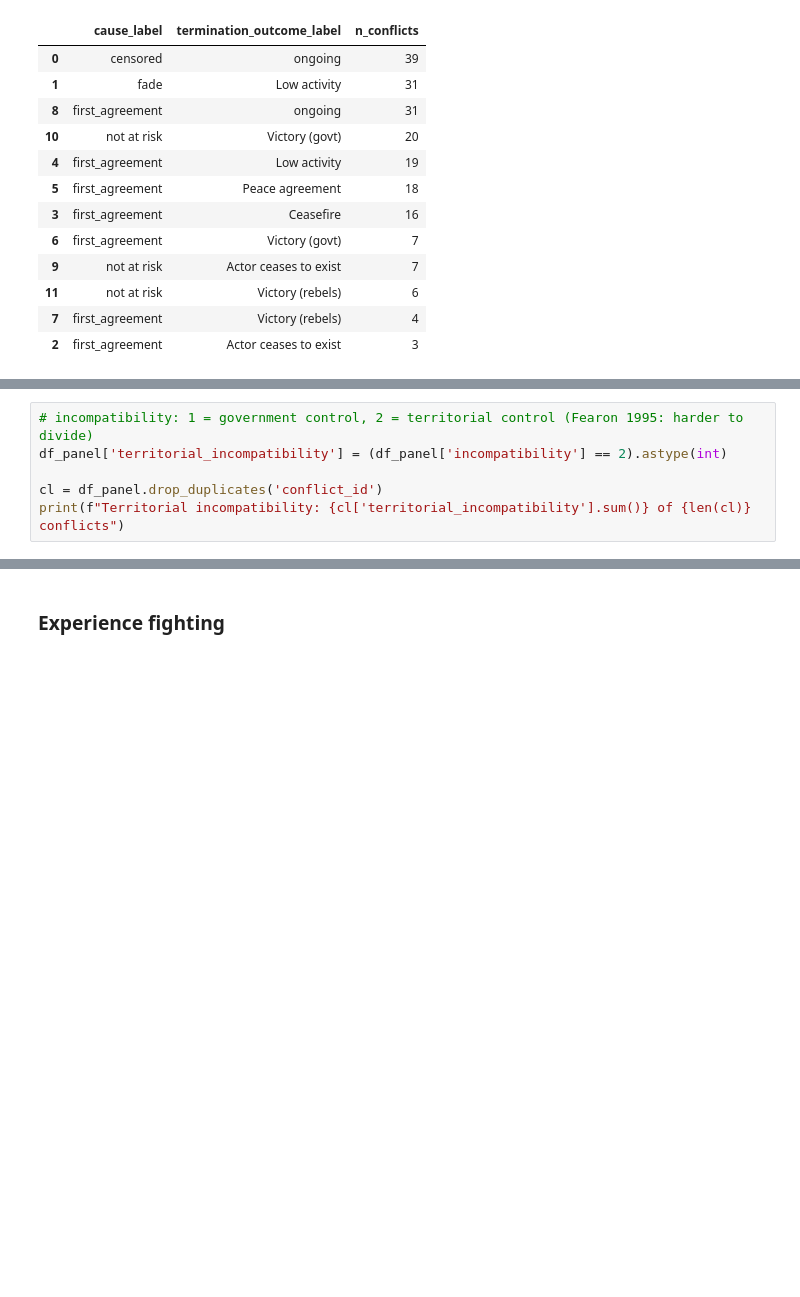
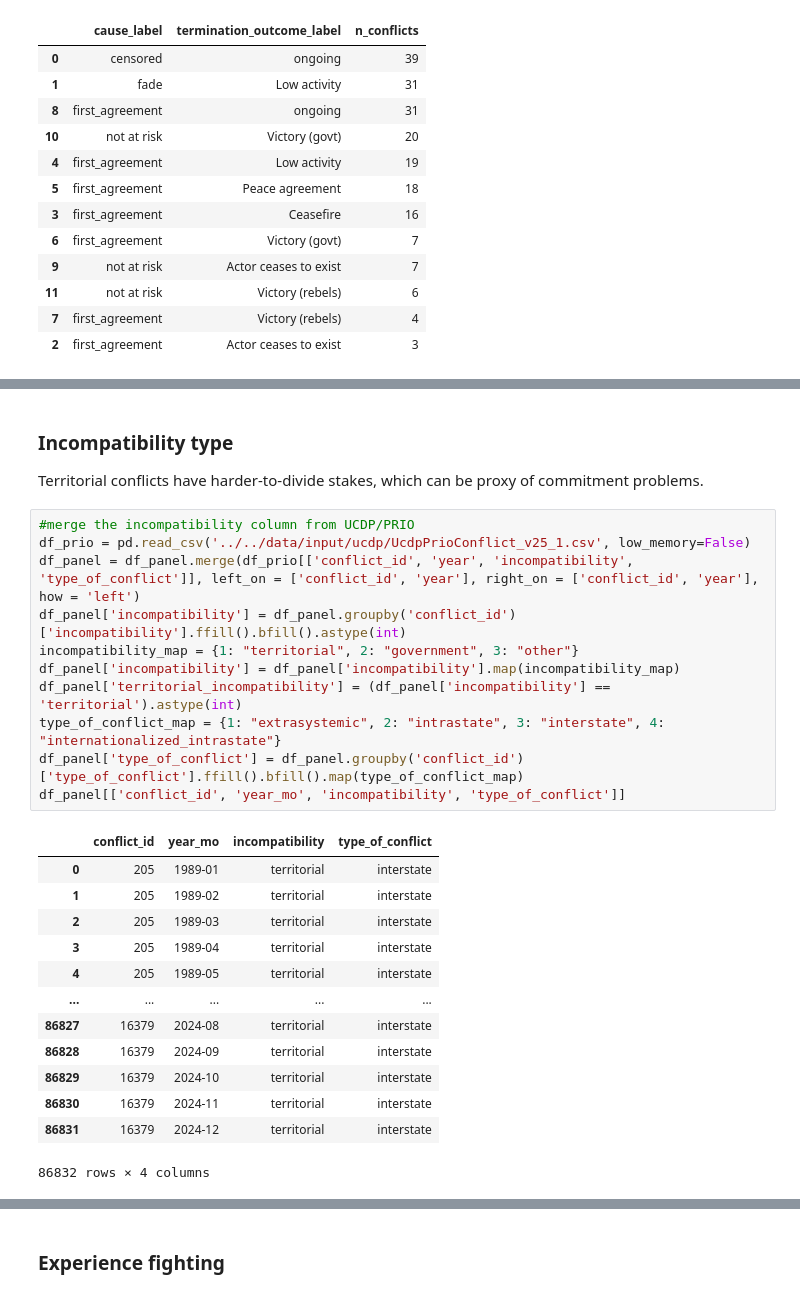
Before and after one commit to luciasauer/agreements_violence, a Jupyter notebook: src/3_survival_analysis/1_spell_dataset_construction.ipynb, the cells around one changed output, grey strips where cells are left out. Saved outputs shown, nothing was run; the diff lists cells and outputs as text; blank space fills up the shorter version.

```diff
--- a/src/3_survival_analysis/1_spell_dataset_construction.ipynb
+++ b/src/3_survival_analysis/1_spell_dataset_construction.ipynb
@@ -131,6 +88,0 @@ df_panel[df_panel['termination_outcome_label'].isin(['Peace agreement','Ceasefir
-# %%
-# incompatibility: 1 = government control, 2 = territorial control (Fearon 1995: harder to divide)
-df_panel['territorial_incompatibility'] = (df_panel['incompatibility'] == 2).astype(int)
-
-cl = df_panel.drop_duplicates('conflict_id')
-print(f"Territorial incompatibility: {cl['territorial_incompatibility'].sum()} of {len(cl)} conflicts")
@@ -138,0 +109,29 @@ Territorial incompatibility: 74 of 201 conflicts
+# %% [markdown]
+### Incompatibility type
+
+Territorial conflicts have harder-to-divide stakes, which can be proxy of commitment problems.
+# %%
+#merge the incompatibility column from UCDP/PRIO
+df_prio = pd.read_csv('../../data/input/ucdp/UcdpPrioConflict_v25_1.csv', low_memory=False)
+df_panel = df_panel.merge(df_prio[['conflict_id', 'year', 'incompatibility', 'type_of_conflict']], left_on = ['conflict_id', 'year'], right_on = ['conflict_id', 'year'], how = 'left')
+df_panel['incompatibility'] = df_panel.groupby('conflict_id')['incompatibility'].ffill().bfill().astype(int)
+incompatibility_map = {1: "territorial", 2: "government", 3: "other"}
+df_panel['incompatibility'] = df_panel['incompatibility'].map(incompatibility_map)
+df_panel['territorial_incompatibility'] = (df_panel['incompatibility'] == 'territorial').astype(int)
+type_of_conflict_map = {1: "extrasystemic", 2: "intrastate", 3: "interstate", 4: "internationalized_intrastate"}
+df_panel['type_of_conflict'] = df_panel.groupby('conflict_id')['type_of_conflict'].ffill().bfill().map(type_of_conflict_map)
+df_panel[['conflict_id', 'year_mo', 'incompatibility', 'type_of_conflict']]
+# %% [output]
+|  | conflict_id | year_mo | incompatibility | type_of_conflict |
+| 0 | 205 | 1989-01 | territorial | interstate |
+| 1 | 205 | 1989-02 | territorial | interstate |
+| 2 | 205 | 1989-03 | territorial | interstate |
+| 3 | 205 | 1989-04 | territorial | interstate |
+| 4 | 205 | 1989-05 | territorial | interstate |
+| ... | ... | ... | ... | ... |
+| 86827 | 16379 | 2024-08 | territorial | interstate |
+| 86828 | 16379 | 2024-09 | territorial | interstate |
+| 86829 | 16379 | 2024-10 | territorial | interstate |
+| 86830 | 16379 | 2024-11 | territorial | interstate |
+| 86831 | 16379 | 2024-12 | territorial | interstate |
+86832 rows × 4 columns
```
Also changed, not shown: parts of 32 cells of this notebook, 1 other file.
